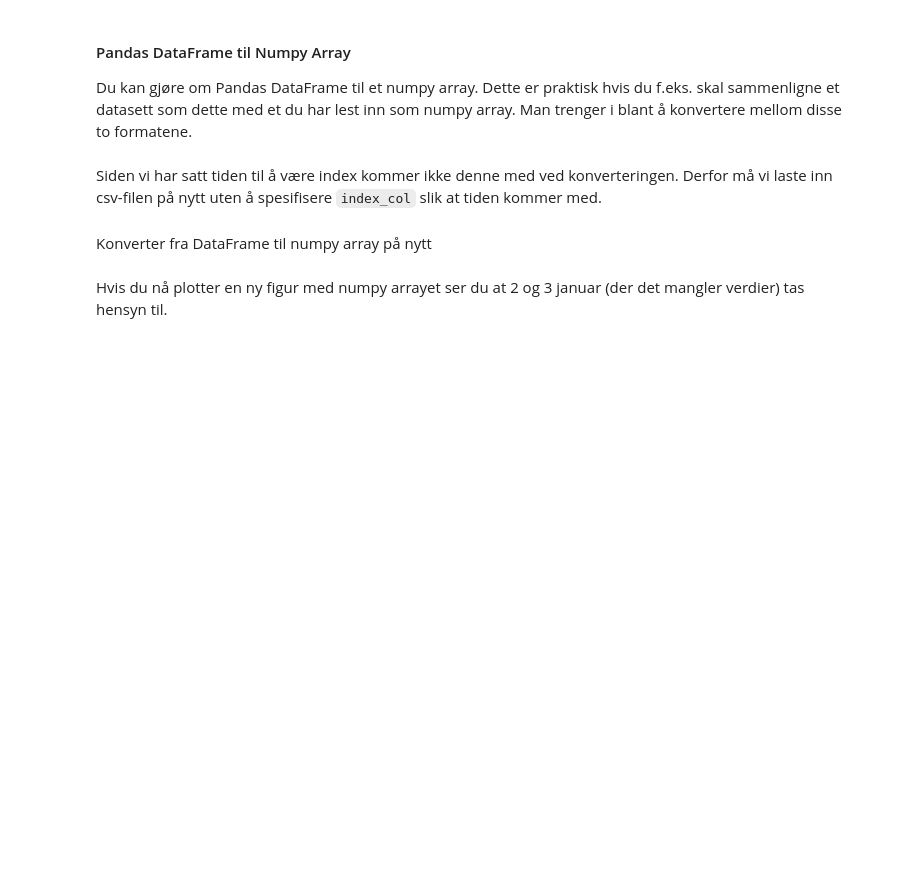
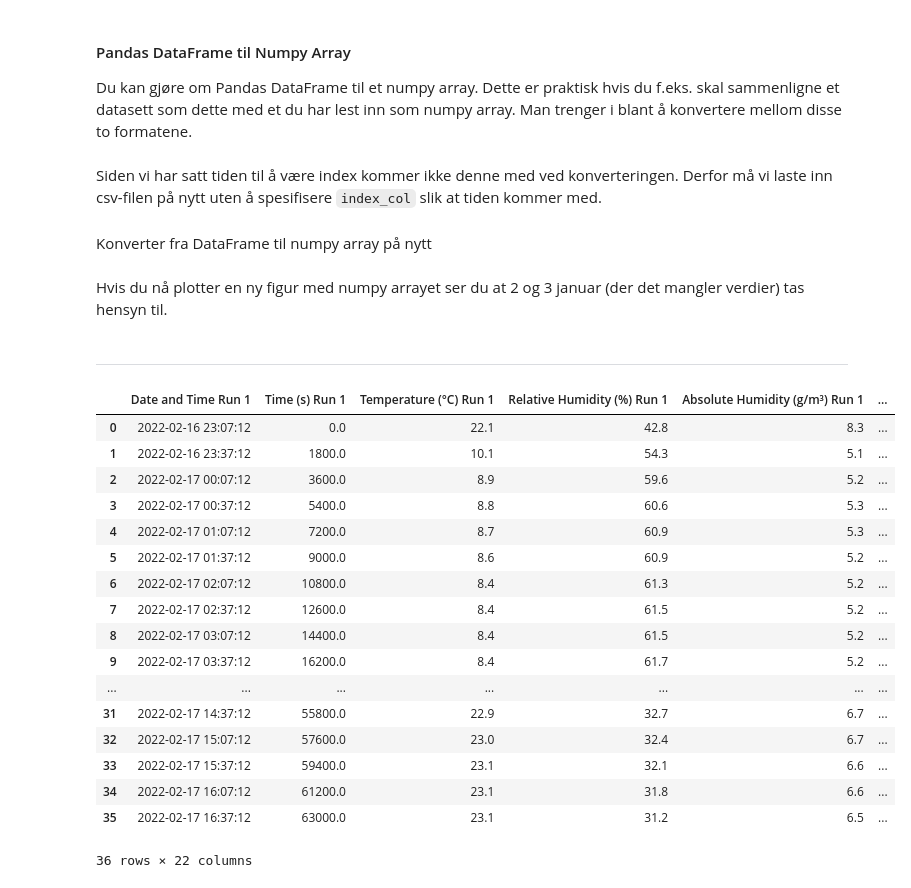
Before and after one commit to irendundas/EkteData, a Jupyter notebook: Les_csv.ipynb, the cells around one changed output. Saved outputs shown, nothing was run; the diff lists cells and outputs as text; code cells hidden in the pictures; blank space fills up the shorter version.

```diff
--- a/Les_csv.ipynb
+++ b/Les_csv.ipynb
@@ -86,3 +86,5 @@ plt.grid()
 plt.show()
 # %%
 data[:,-1]
+# %% [markdown]
+------------------
@@ -88,0 +102,21 @@ data[:,-1]
+# %%
+df
+# %% [output]
+|  | Date and Time Run 1 | Time (s) Run 1 | Temperature (°C) Run 1 | Relative Humidity (%) Run 1 | Absolute Humidity (g/m³) Run 1 | ... |
+| 0 | 2022-02-16 23:07:12 | 0.0 | 22.1 | 42.8 | 8.3 | ... |
+| 1 | 2022-02-16 23:37:12 | 1800.0 | 10.1 | 54.3 | 5.1 | ... |
+| 2 | 2022-02-17 00:07:12 | 3600.0 | 8.9 | 59.6 | 5.2 | ... |
+| 3 | 2022-02-17 00:37:12 | 5400.0 | 8.8 | 60.6 | 5.3 | ... |
+| 4 | 2022-02-17 01:07:12 | 7200.0 | 8.7 | 60.9 | 5.3 | ... |
+| 5 | 2022-02-17 01:37:12 | 9000.0 | 8.6 | 60.9 | 5.2 | ... |
+| 6 | 2022-02-17 02:07:12 | 10800.0 | 8.4 | 61.3 | 5.2 | ... |
+| 7 | 2022-02-17 02:37:12 | 12600.0 | 8.4 | 61.5 | 5.2 | ... |
+| 8 | 2022-02-17 03:07:12 | 14400.0 | 8.4 | 61.5 | 5.2 | ... |
+| 9 | 2022-02-17 03:37:12 | 16200.0 | 8.4 | 61.7 | 5.2 | ... |
+| ... | ... | ... | ... | ... | ... | ... |
+| 31 | 2022-02-17 14:37:12 | 55800.0 | 22.9 | 32.7 | 6.7 | ... |
+| 32 | 2022-02-17 15:07:12 | 57600.0 | 23.0 | 32.4 | 6.7 | ... |
+| 33 | 2022-02-17 15:37:12 | 59400.0 | 23.1 | 32.1 | 6.6 | ... |
+| 34 | 2022-02-17 16:07:12 | 61200.0 | 23.1 | 31.8 | 6.6 | ... |
+| 35 | 2022-02-17 16:37:12 | 63000.0 | 23.1 | 31.2 | 6.5 | ... |
+36 rows × 22 columns
```
Also changed, not shown: parts of 8 cells of this notebook, 3 other files.
